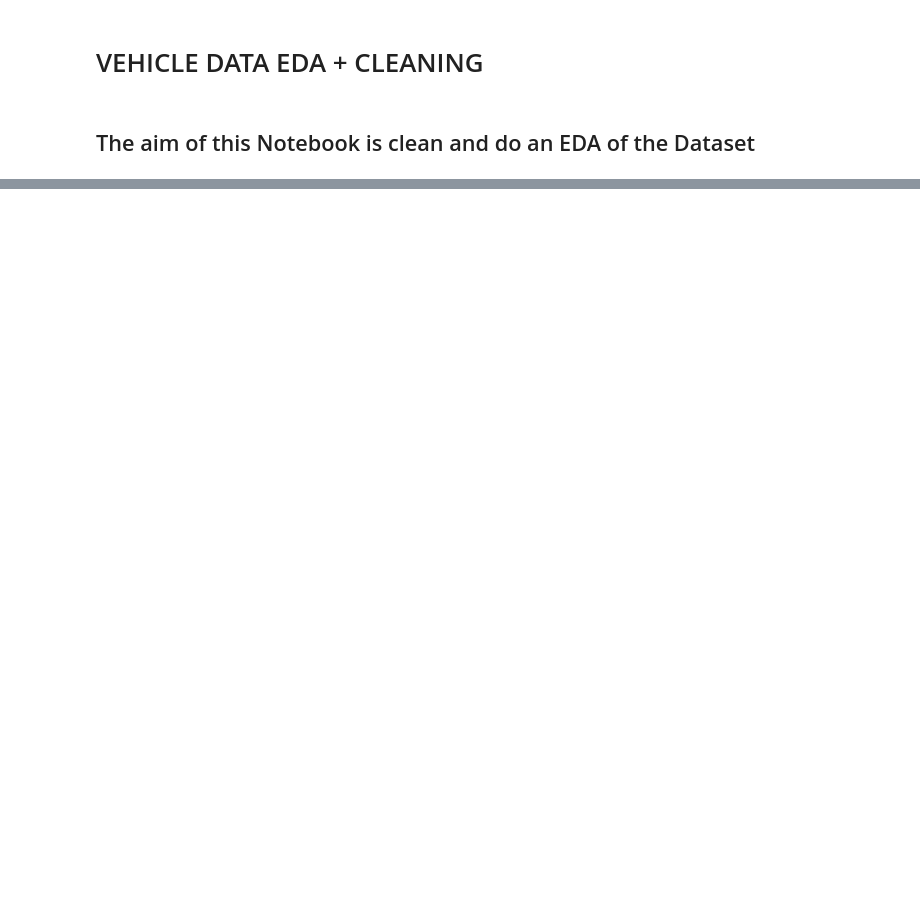
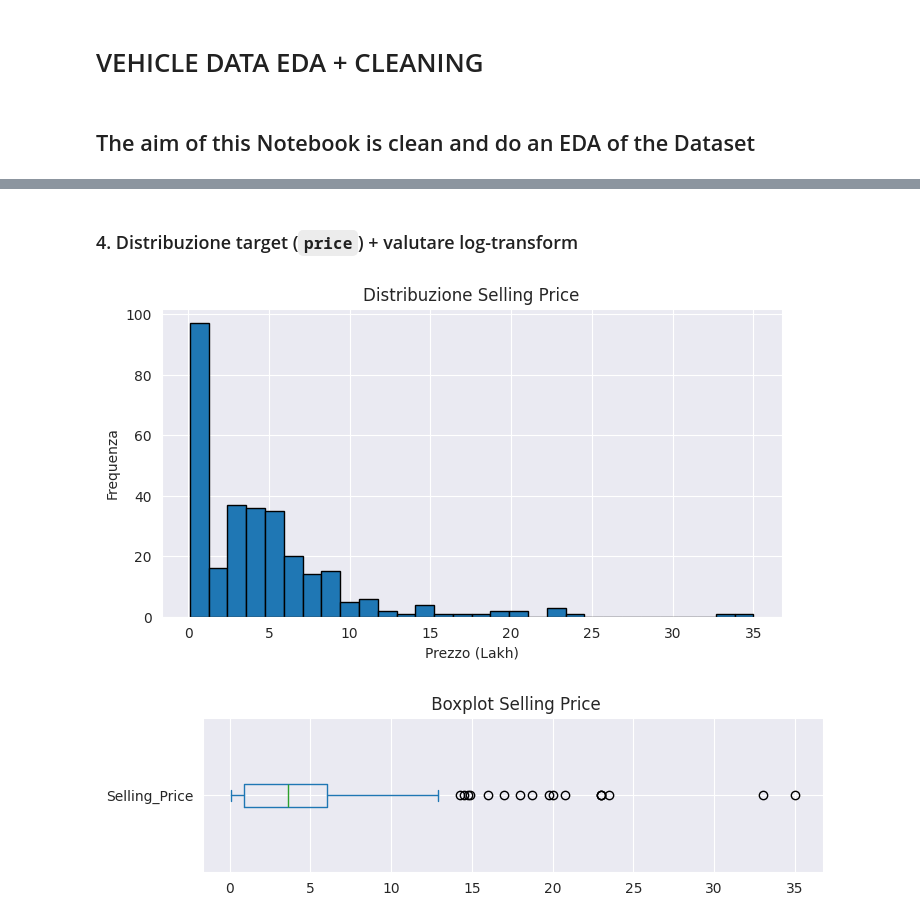
Before and after one commit to Bianchez00/Statistical_Learning_Project, a Jupyter notebook: Linear_Regression/JupyterNotebook/01_vehicle_eda_cleaning.ipynb, the cells around one changed output, grey strips where cells are left out. Cells and saved outputs as stored; diff of their text form; code cells hidden in the pictures; blank space fills up the shorter version.

```diff
--- a/Linear_Regression/JupyterNotebook/01_vehicle_eda_cleaning.ipynb
+++ b/Linear_Regression/JupyterNotebook/01_vehicle_eda_cleaning.ipynb
@@ -154,0 +111,17 @@ for col in ["fuel_type", "seller_type", "transmission"]:
+# %% [markdown]
+### 4. Distribuzione target (`price`) + valutare log-transform
+# %%
+plt.figure(figsize=(8,4))
+plt.hist(df["Selling_Price"], bins= 30, edgecolor = "black")
+plt.title("Distribuzione Selling Price")
+plt.xlabel("Prezzo (Lakh)")
+plt.ylabel("Frequenza")
+plt.show()
+
+plt.figure(figsize=(8,2))
+df["Selling_Price"].plot(kind="box", vert = False)
+plt.title(" Boxplot Selling Price")
+plt.show()
+# %% [output]
+[figure, added]
+[figure, added]
```
Also changed, not shown: parts of 41 cells of this notebook, 2 other files.
